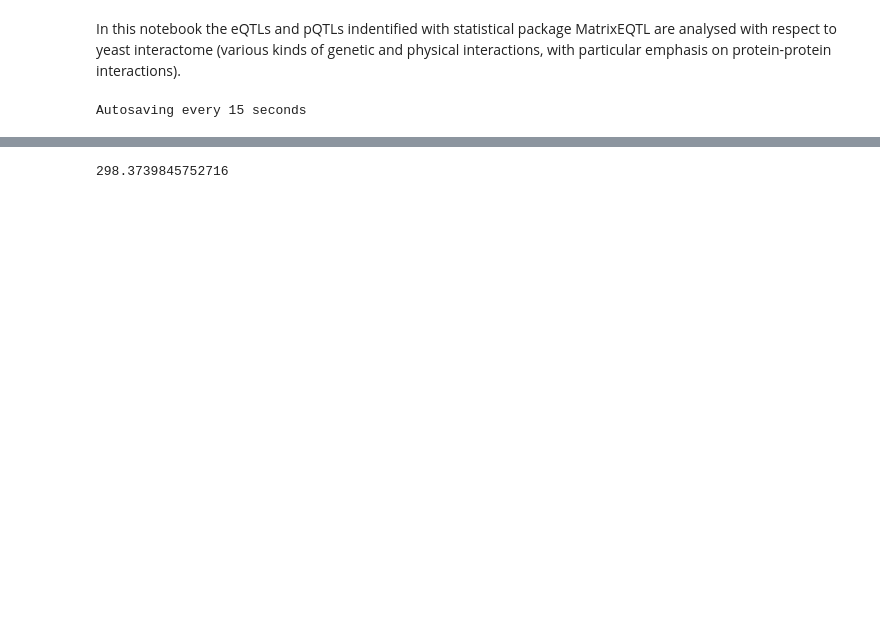
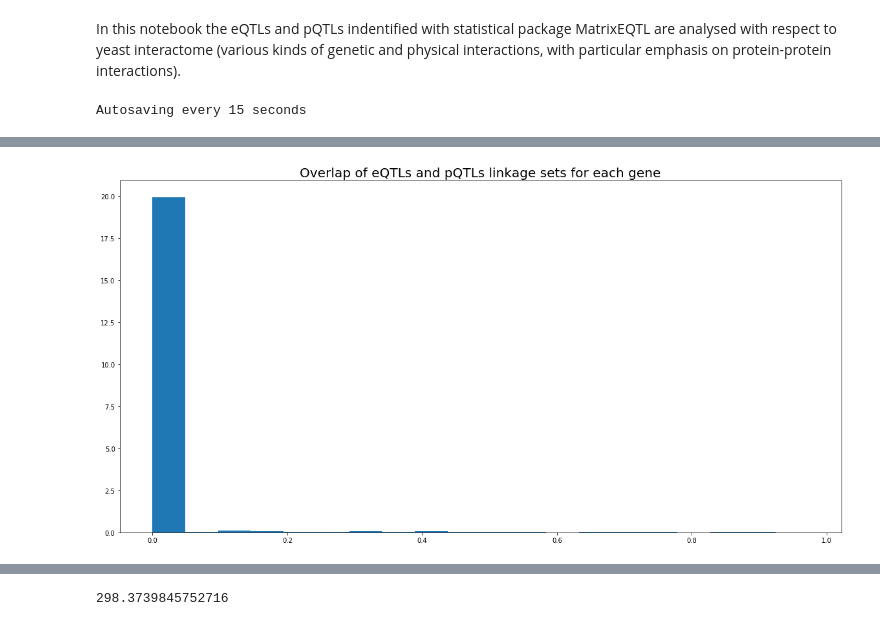
Before and after one commit to ivanov-v-v/PPINs-QTLs-Joint-Analysis, a Jupyter notebook: src/data_analysis.ipynb, the cells around one changed output, grey strips where cells are left out. Cells and saved outputs as stored; diff of their text form; code cells hidden in the pictures; blank space fills up the shorter version.

```diff
--- a/src/data_analysis.ipynb
+++ b/src/data_analysis.ipynb
@@ -146,0 +127,12 @@ plt.savefig("./img/linkages/eQTLs_pQTLs_combined.png")
+# %%
+common_genes_with_linkages = np.unique(np.append(eQTLs_df["gene"].values, pQTLs_df["gene"].values))
+linkage_overlap = []
+for gene_name in common_genes_with_linkages:
+    linked_eQTLs = set(eQTLs_df[eQTLs_df["gene"] == gene_name]["SNP"].values)
+    linked_pQTLs = set(pQTLs_df[pQTLs_df["gene"] == gene_name]["SNP"].values)
+    linkage_overlap.append(len(linked_eQTLs & linked_pQTLs) / len(linked_eQTLs | linked_pQTLs))
+plt.figure(figsize=(20, 10))
+plt.hist(linkage_overlap, bins=20, density=True);
+plt.title("Overlap of eQTLs and pQTLs linkage sets for each gene", fontsize=20);
+# %% [output]
+[figure, added]
```
Also changed, not shown: parts of 17 cells of this notebook, 1 other file.
